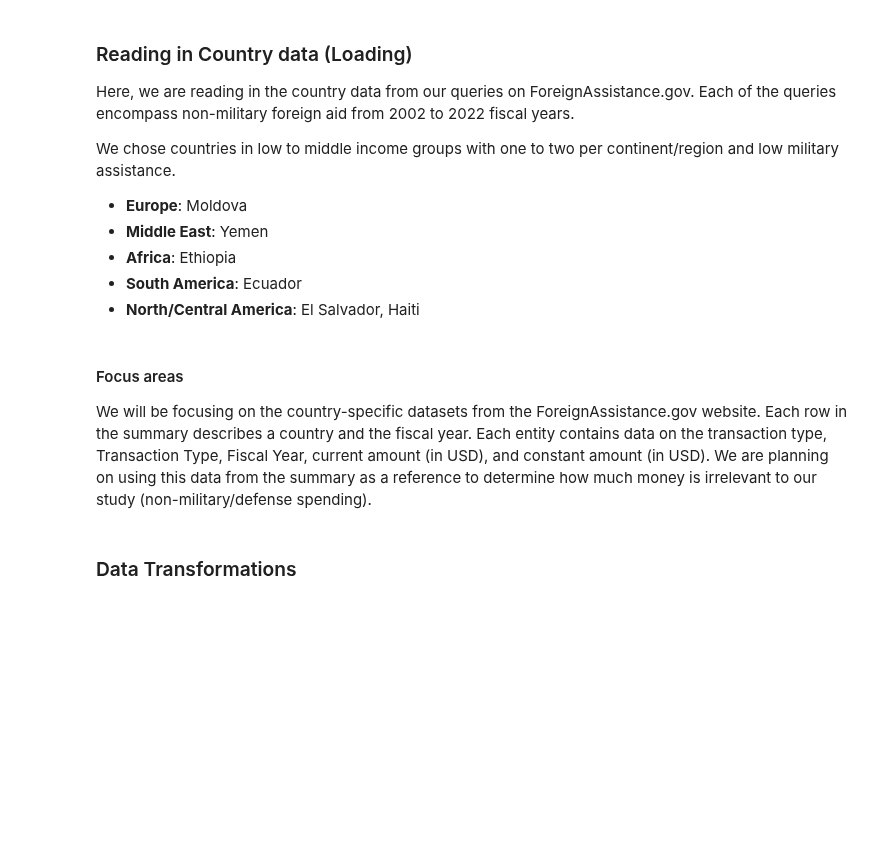
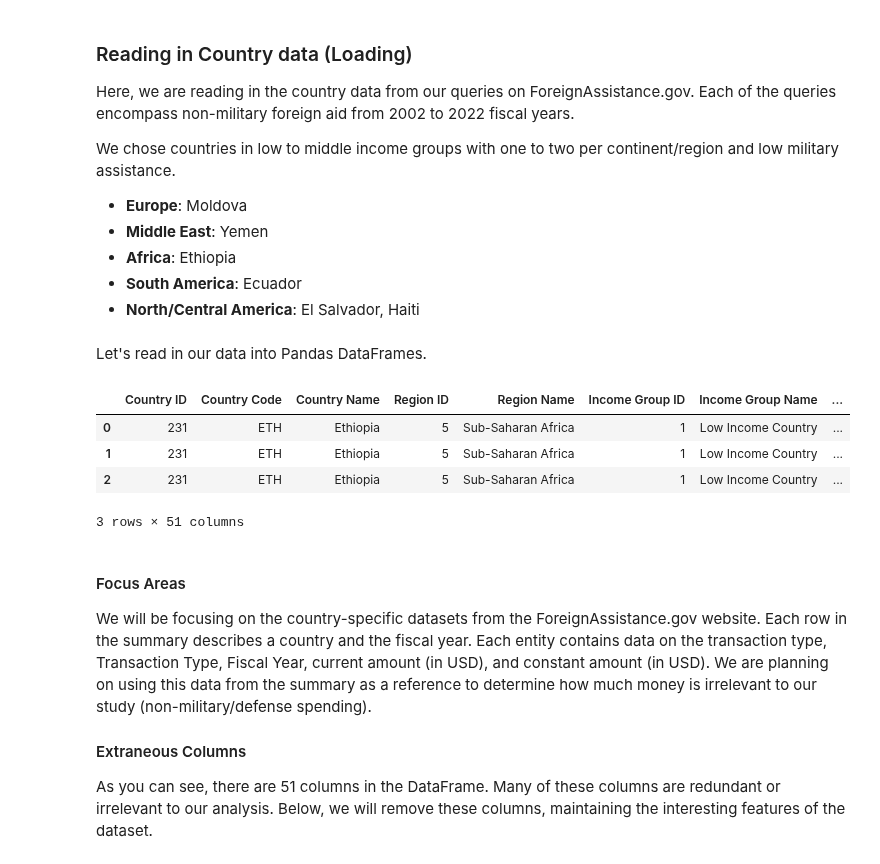
Before and after one commit to chriscallahan99/DataScience_Final_Project, a Jupyter notebook: Final_Tutorial.ipynb, the cells around one changed output. Drawn from its saved outputs; the diff is of its cells as text; code cells hidden in the pictures; blank space fills up the shorter version.

```diff
--- a/Final_Tutorial.ipynb
+++ b/Final_Tutorial.ipynb
@@ -115,8 +114,35 @@ We chose countries in low to middle income groups with one to two per continent/
 * **Africa**: Ethiopia
 * **South America**: Ecuador
 * **North/Central America**: El Salvador, Haiti
+# %% [markdown]
+Let's read in our data into Pandas DataFrames.
+# %%
+Ethiopia_foreign_aid_data = pd.read_csv(os.path.join("Africa","Ethiopia_2022-2002_Econ_Other.csv"))
+Moldova_foreign_aid_data = pd.read_csv(os.path.join("Europe", "Moldova_2022-2002_Econ_Other.csv"))
+Yemen_foreign_aid_data = pd.read_csv(os.path.join("Middle-East","Yemen_2022-2002_Econ_Other.csv"))
+Ecuador_foreign_aid_data = pd.read_csv(os.path.join("South-America","Ecuador_2022-2002_Econ_Other.csv"))
+El_Salvador_foreign_aid_data = pd.read_csv(os.path.join("North-America","El_Salvador_2022-2002_Econ_Other.csv"))
+Haiti_foreign_aid_data = pd.read_csv(os.path.join("North-America","Haiti_2022-2002_Econ_Other.csv"))
+
+countries = [
+             Ethiopia_foreign_aid_data,
+             Moldova_foreign_aid_data,
+             Yemen_foreign_aid_data,
+             Ecuador_foreign_aid_data,
+             El_Salvador_foreign_aid_data,
+             Haiti_foreign_aid_data
+            ] # For ease of looping
+
+Ethiopia_foreign_aid_data.head(3)
+# %% [output]
+|  | Country ID | Country Code | Country Name | Region ID | Region Name | Income Group ID | Income Group Name | ... |
+| 0 | 231 | ETH | Ethiopia | 5 | Sub-Saharan Africa | 1 | Low Income Country | ... |
+| 1 | 231 | ETH | Ethiopia | 5 | Sub-Saharan Africa | 1 | Low Income Country | ... |
+| 2 | 231 | ETH | Ethiopia | 5 | Sub-Saharan Africa | 1 | Low Income Country | ... |
+3 rows × 51 columns
 # %% [markdown]
-#### Focus areas
+#### Focus Areas
 We will be focusing on the country-specific datasets from the ForeignAssistance.gov website. Each row in the summary describes a country and the fiscal year. Each entity contains data on the transaction type, Transaction Type, Fiscal Year, current amount (in USD), and constant amount (in USD). We are planning on using this data from the summary as a reference to determine how much money is irrelevant to our study (non-military/defense spending).
+
+#### Extraneous Columns
+As you can see, there are 51 columns in the DataFrame. Many of these columns are redundant or irrelevant to our analysis. Below, we will remove these columns, maintaining the interesting features of the dataset.
-# %% [markdown]
-### Data Transformations
```
Also changed, not shown: parts of 22 cells of this notebook, 2 other files.
